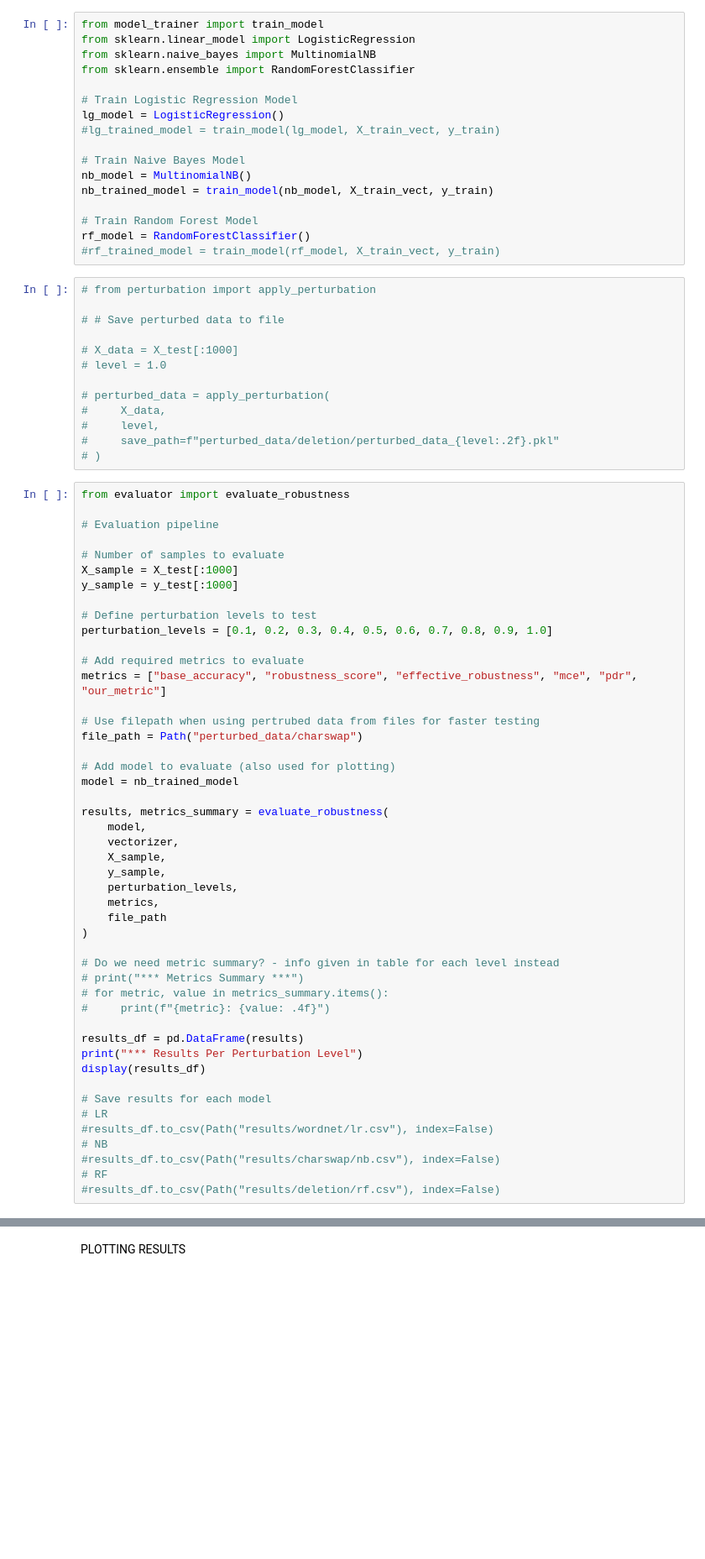
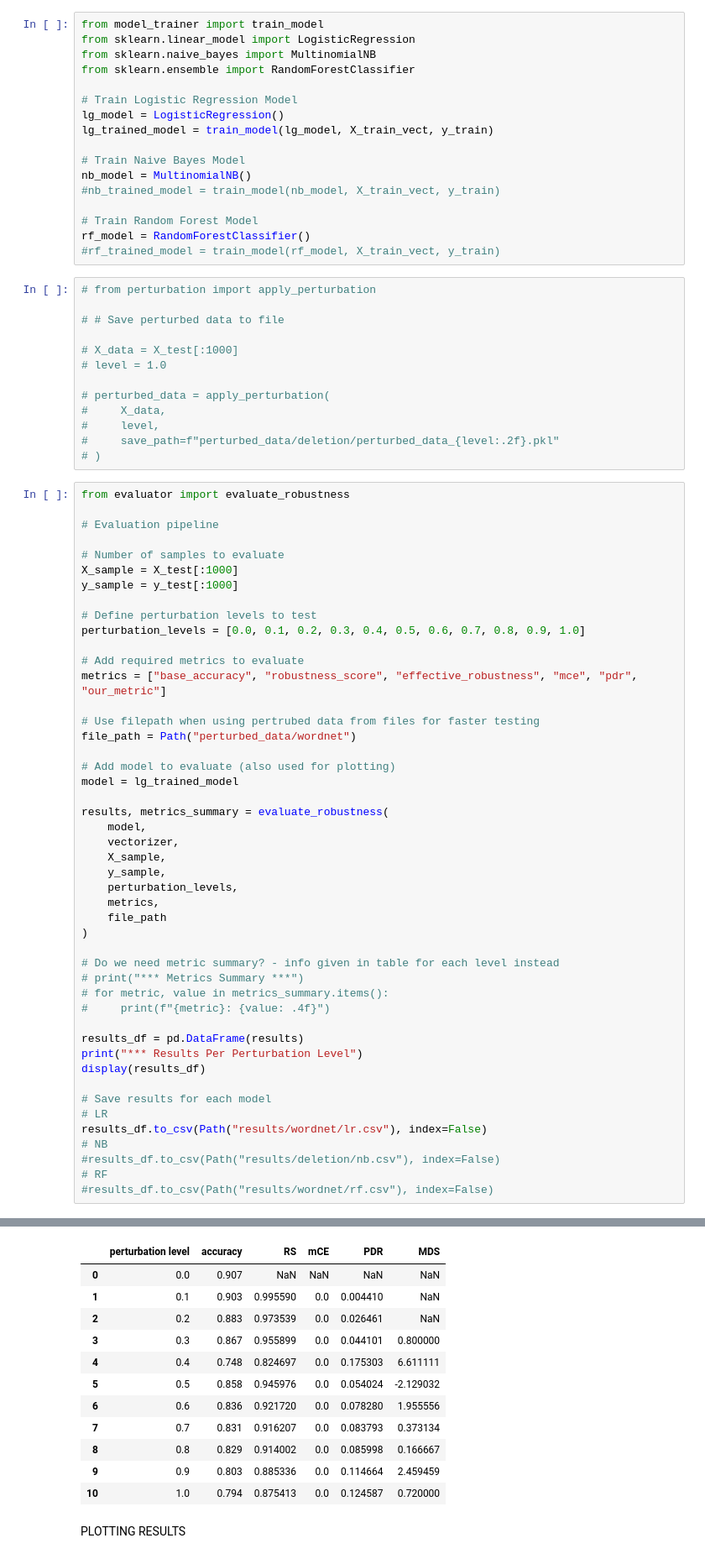
Before and after one commit to wannman/ml-robustness-monitoring-tool, a Jupyter notebook: notebooks/main.ipynb, the cells around one changed output, grey strips where cells are left out. Shown at 84% size. Cells and saved outputs as stored; diff of their text form; blank space fills up the shorter version.

```diff
--- a/notebooks/main.ipynb
+++ b/notebooks/main.ipynb
@@ -45,11 +45,11 @@ from sklearn.ensemble import RandomForestClassifier
 
 # Train Logistic Regression Model
 lg_model = LogisticRegression()
-#lg_trained_model = train_model(lg_model, X_train_vect, y_train)
+lg_trained_model = train_model(lg_model, X_train_vect, y_train)
 
 # Train Naive Bayes Model
 nb_model = MultinomialNB()
-nb_trained_model = train_model(nb_model, X_train_vect, y_train)
+#nb_trained_model = train_model(nb_model, X_train_vect, y_train)
 
 # Train Random Forest Model
 rf_model = RandomForestClassifier()
@@ -77,16 +77,16 @@ X_sample = X_test[:1000]
 y_sample = y_test[:1000]
 
 # Define perturbation levels to test
-perturbation_levels = [0.1, 0.2, 0.3, 0.4, 0.5, 0.6, 0.7, 0.8, 0.9, 1.0]
+perturbation_levels = [0.0, 0.1, 0.2, 0.3, 0.4, 0.5, 0.6, 0.7, 0.8, 0.9, 1.0]
 
 # Add required metrics to evaluate
 metrics = ["base_accuracy", "robustness_score", "effective_robustness", "mce", "pdr", "our_metric"]
 
 # Use filepath when using pertrubed data from files for faster testing
-file_path = Path("perturbed_data/charswap")
+file_path = Path("perturbed_data/wordnet")
 
 # Add model to evaluate (also used for plotting)
-model = nb_trained_model
+model = lg_trained_model
 
 results, metrics_summary = evaluate_robustness(
     model,
@@ -109,8 +109,9 @@ display(results_df)
 
 # Save results for each model
 # LR
-#results_df.to_csv(Path("results/wordnet/lr.csv"), index=False)
+results_df.to_csv(Path("results/wordnet/lr.csv"), index=False)
 # NB
-#results_df.to_csv(Path("results/charswap/nb.csv"), index=False)
+#results_df.to_csv(Path("results/deletion/nb.csv"), index=False)
 # RF
-#results_df.to_csv(Path("results/deletion/rf.csv"), index=False)
+#results_df.to_csv(Path("results/wordnet/rf.csv"), index=False)
+# %% [output]
@@ -117,3 +119,15 @@ display(results_df)
+|  | perturbation level | accuracy | RS | mCE | PDR | MDS |
+| 0 | 0.0 | 0.907 | NaN | NaN | NaN | NaN |
+| 1 | 0.1 | 0.903 | 0.995590 | 0.0 | 0.004410 | NaN |
+| 2 | 0.2 | 0.883 | 0.973539 | 0.0 | 0.026461 | NaN |
+| 3 | 0.3 | 0.867 | 0.955899 | 0.0 | 0.044101 | 0.800000 |
+| 4 | 0.4 | 0.748 | 0.824697 | 0.0 | 0.175303 | 6.611111 |
+| 5 | 0.5 | 0.858 | 0.945976 | 0.0 | 0.054024 | -2.129032 |
+| 6 | 0.6 | 0.836 | 0.921720 | 0.0 | 0.078280 | 1.955556 |
+| 7 | 0.7 | 0.831 | 0.916207 | 0.0 | 0.083793 | 0.373134 |
+| 8 | 0.8 | 0.829 | 0.914002 | 0.0 | 0.085998 | 0.166667 |
+| 9 | 0.9 | 0.803 | 0.885336 | 0.0 | 0.114664 | 2.459459 |
+| 10 | 1.0 | 0.794 | 0.875413 | 0.0 | 0.124587 | 0.720000 |
 # %% [markdown]
 PLOTTING RESULTS
 # %%
```
Also changed, not shown: parts of 2 cells of this notebook.
